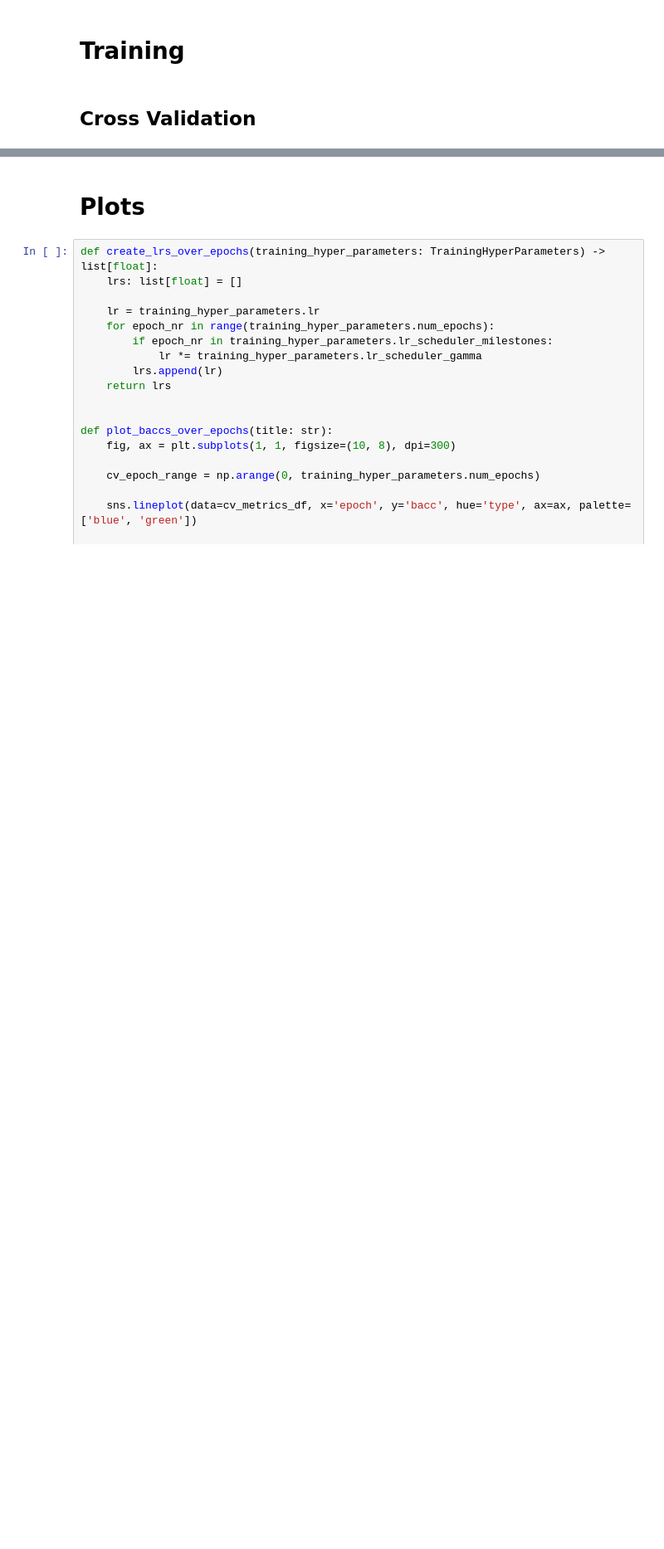
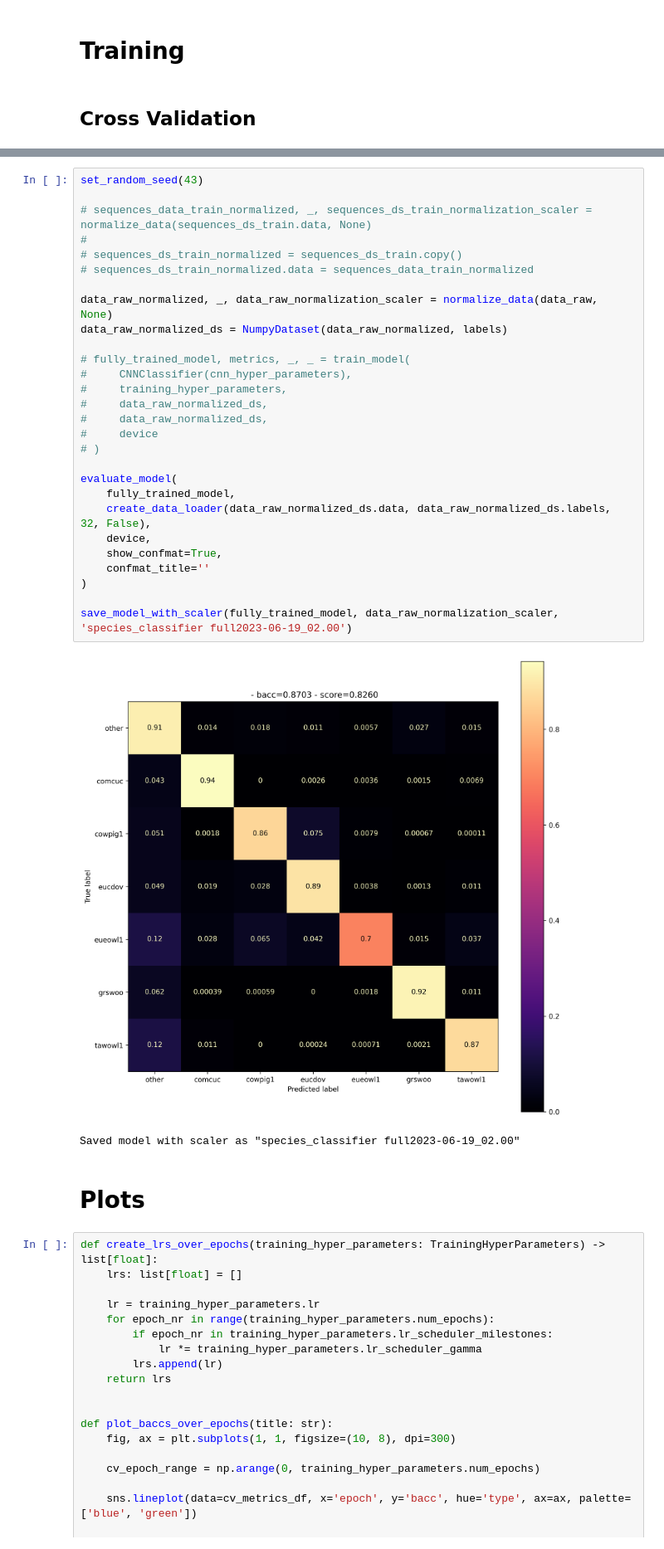
Before and after one commit to brn-dev/mlpc-ue-2023-team-ugly, a Jupyter notebook: species_classifier.ipynb, the cells around one changed output, grey strips where cells are left out. Shown at 83% size. Cells and saved outputs as stored; diff of their text form; blank space fills up the shorter version.

```diff
--- a/species_classifier.ipynb
+++ b/species_classifier.ipynb
@@ -223,3 +421,34 @@ PicklingError: Can't pickle <class 'lib.model.sliding_attention_classifier.Slidi
+# %%
+set_random_seed(43)
+
+# sequences_data_train_normalized, _, sequences_ds_train_normalization_scaler = normalize_data(sequences_ds_train.data, None)
+#
+# sequences_ds_train_normalized = sequences_ds_train.copy()
+# sequences_ds_train_normalized.data = sequences_data_train_normalized
+
+data_raw_normalized, _, data_raw_normalization_scaler = normalize_data(data_raw, None)
+data_raw_normalized_ds = NumpyDataset(data_raw_normalized, labels)
+
+# fully_trained_model, metrics, _, _ = train_model(
+#     CNNClassifier(cnn_hyper_parameters),
+#     training_hyper_parameters,
+#     data_raw_normalized_ds,
+#     data_raw_normalized_ds,
+#     device
+# )
+
+evaluate_model(
+    fully_trained_model,
+    create_data_loader(data_raw_normalized_ds.data, data_raw_normalized_ds.labels, 32, False),
+    device,
+    show_confmat=True,
+    confmat_title=''
+)
+
+save_model_with_scaler(fully_trained_model, data_raw_normalization_scaler, 'species_classifier full2023-06-19_02.00')
+# %% [output]
+[figure, added]
+Saved model with scaler as "species_classifier full2023-06-19_02.00"
 # %% [markdown]
 # Plots
 # %%
```
Also changed, not shown: parts of 10 cells of this notebook, 29 other files.
